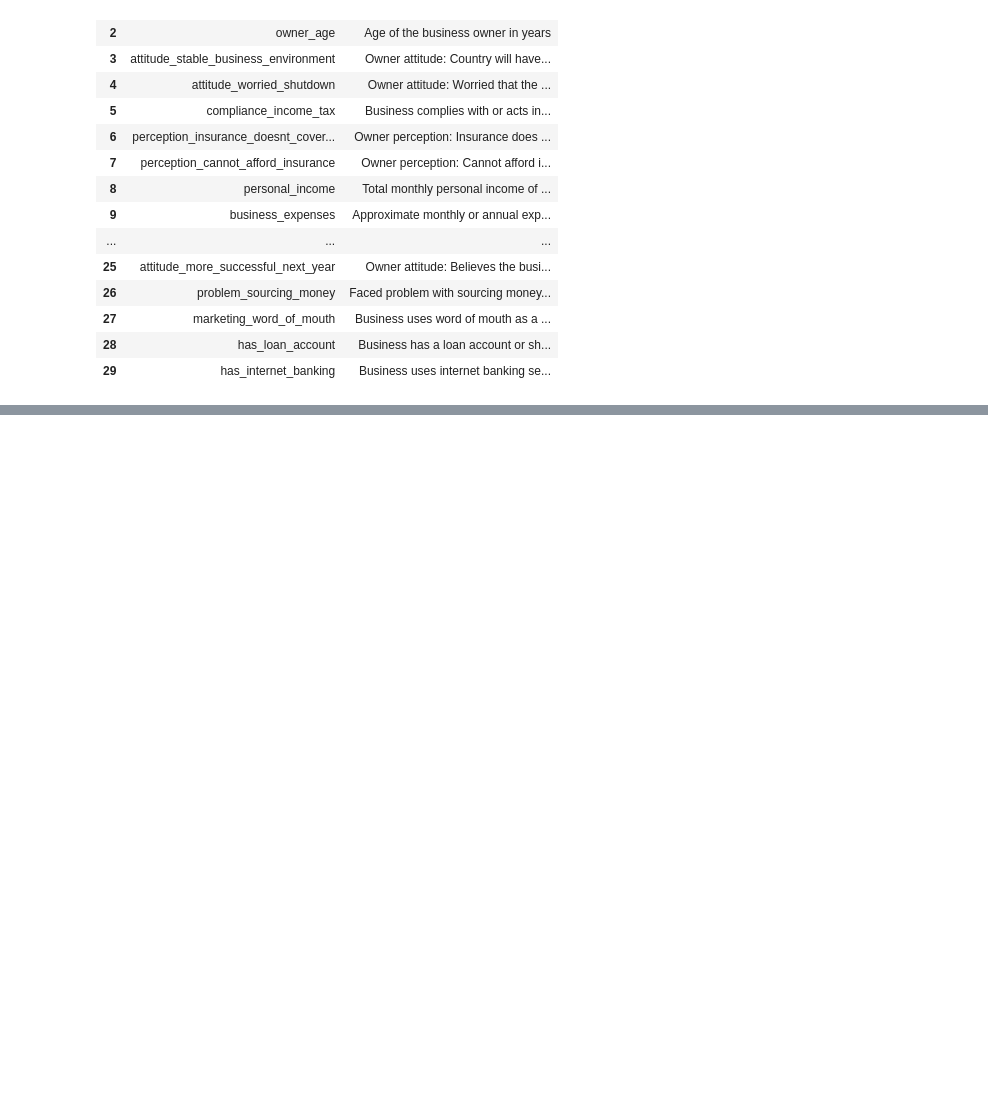
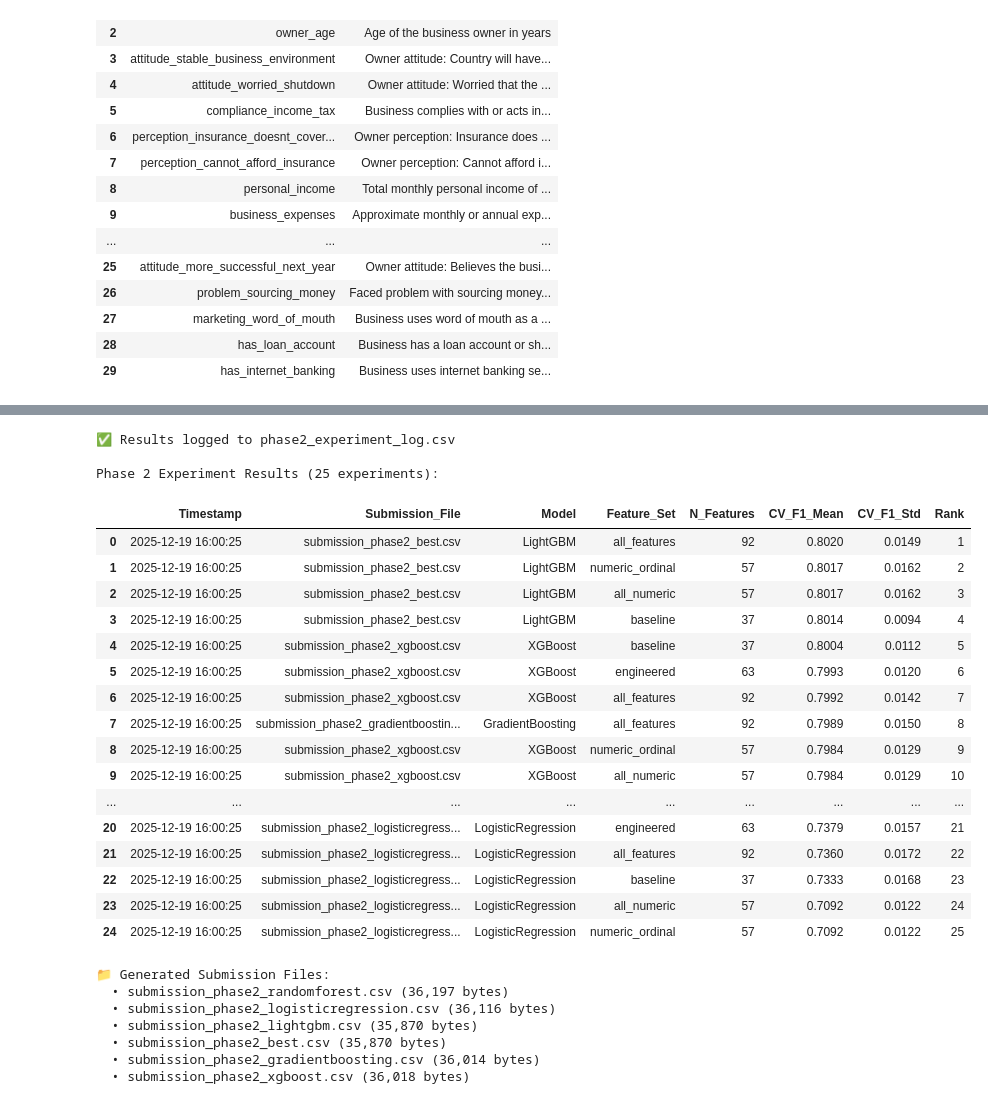
Before and after one commit to Shaka42/dataorg-financial-health-prediction-challenge20251204-19827-m2tn1n, a Jupyter notebook: Workspace.ipynb, the cells around one changed output, grey strips where cells are left out. Cells and saved outputs as stored; diff of their text form; code cells hidden in the pictures; blank space fills up the shorter version.

```diff
--- a/Workspace.ipynb
+++ b/Workspace.ipynb
@@ -1699,0 +1676,78 @@ Experiment results logged to submission_results_log.csv
+# %%
+# =============================================================================
+# 13. LOG RESULTS FOR TRACKING
+# =============================================================================
+
+import csv
+from datetime import datetime
+
+# Create a new clean log file for Phase 2 experiments
+log_file = 'phase2_experiment_log.csv'
+
+timestamp = datetime.now().strftime("%Y-%m-%d %H:%M:%S")
+
+# Write header and all results
+with open(log_file, mode='w', newline='') as file:
+    writer = csv.writer(file)
+    writer.writerow(['Timestamp', 'Submission_File', 'Model', 'Feature_Set', 'N_Features', 'CV_F1_Mean', 'CV_F1_Std', 'Rank'])
+
+    for rank, (_, row) in enumerate(valid_results.iterrows(), start=1):
+        # Check if this config was saved as submission
+        submission_file = '-'
+        for info in submissions_info:
+            if info['model_name'] == row['model']:
+                submission_file = info['output_file']
+                break
+
+        writer.writerow([
+            timestamp,
+            submission_file,
+            row['model'],
+            row['feature_set'],
+            row['n_features'],
+            f"{row['f1_macro_mean']:.4f}",
+            f"{row['f1_macro_std']:.4f}",
+            rank
+        ])
+
+print(f"✅ Results logged to {log_file}")
+
+# Display the log
+log_df = pd.read_csv(log_file)
+print(f"\nPhase 2 Experiment Results ({len(log_df)} experiments):")
+display(log_df)
+
+# Also show generated submission files
+print("\n📁 Generated Submission Files:")
+for f in os.listdir('.'):
+    if f.startswith('submission_phase2') and f.endswith('.csv'):
+        size = os.path.getsize(f)
+        print(f"  • {f} ({size:,} bytes)")
+# %% [output]
+✅ Results logged to phase2_experiment_log.csv
+
+Phase 2 Experiment Results (25 experiments):
+|  | Timestamp | Submission_File | Model | Feature_Set | N_Features | CV_F1_Mean | CV_F1_Std | Rank |
+| 0 | 2025-12-19 16:00:25 | submission_phase2_best.csv | LightGBM | all_features | 92 | 0.8020 | 0.0149 | 1 |
+| 1 | 2025-12-19 16:00:25 | submission_phase2_best.csv | LightGBM | numeric_ordinal | 57 | 0.8017 | 0.0162 | 2 |
+| 2 | 2025-12-19 16:00:25 | submission_phase2_best.csv | LightGBM | all_numeric | 57 | 0.8017 | 0.0162 | 3 |
+| 3 | 2025-12-19 16:00:25 | submission_phase2_best.csv | LightGBM | baseline | 37 | 0.8014 | 0.0094 | 4 |
+| 4 | 2025-12-19 16:00:25 | submission_phase2_xgboost.csv | XGBoost | baseline | 37 | 0.8004 | 0.0112 | 5 |
+| 5 | 2025-12-19 16:00:25 | submission_phase2_xgboost.csv | XGBoost | engineered | 63 | 0.7993 | 0.0120 | 6 |
+| 6 | 2025-12-19 16:00:25 | submission_phase2_xgboost.csv | XGBoost | all_features | 92 | 0.7992 | 0.0142 | 7 |
+| 7 | 2025-12-19 16:00:25 | submission_phase2_gradientboostin... | GradientBoosting | all_features | 92 | 0.7989 | 0.0150 | 8 |
+| 8 | 2025-12-19 16:00:25 | submission_phase2_xgboost.csv | XGBoost | numeric_ordinal | 57 | 0.7984 | 0.0129 | 9 |
+| 9 | 2025-12-19 16:00:25 | submission_phase2_xgboost.csv | XGBoost | all_numeric | 57 | 0.7984 | 0.0129 | 10 |
+| ... | ... | ... | ... | ... | ... | ... | ... | ... |
+| 20 | 2025-12-19 16:00:25 | submission_phase2_logisticregress... | LogisticRegression | engineered | 63 | 0.7379 | 0.0157 | 21 |
+| 21 | 2025-12-19 16:00:25 | submission_phase2_logisticregress... | LogisticRegression | all_features | 92 | 0.7360 | 0.0172 | 22 |
+| 22 | 2025-12-19 16:00:25 | submission_phase2_logisticregress... | LogisticRegression | baseline | 37 | 0.7333 | 0.0168 | 23 |
+| 23 | 2025-12-19 16:00:25 | submission_phase2_logisticregress... | LogisticRegression | all_numeric | 57 | 0.7092 | 0.0122 | 24 |
+| 24 | 2025-12-19 16:00:25 | submission_phase2_logisticregress... | LogisticRegression | numeric_ordinal | 57 | 0.7092 | 0.0122 | 25 |
+📁 Generated Submission Files:
+  • submission_phase2_randomforest.csv (36,197 bytes)
+  • submission_phase2_logisticregression.csv (36,116 bytes)
+  • submission_phase2_lightgbm.csv (35,870 bytes)
+  • submission_phase2_best.csv (35,870 bytes)
+  • submission_phase2_gradientboosting.csv (36,014 bytes)
+  • submission_phase2_xgboost.csv (36,018 bytes)
```
Also changed, not shown: parts of 39 cells of this notebook, 10 other files.
